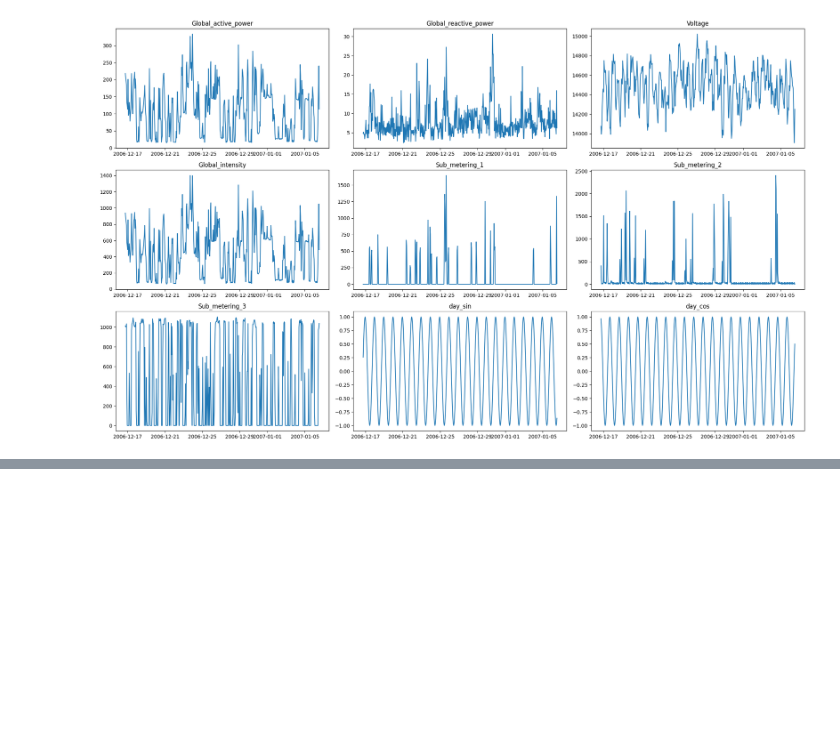
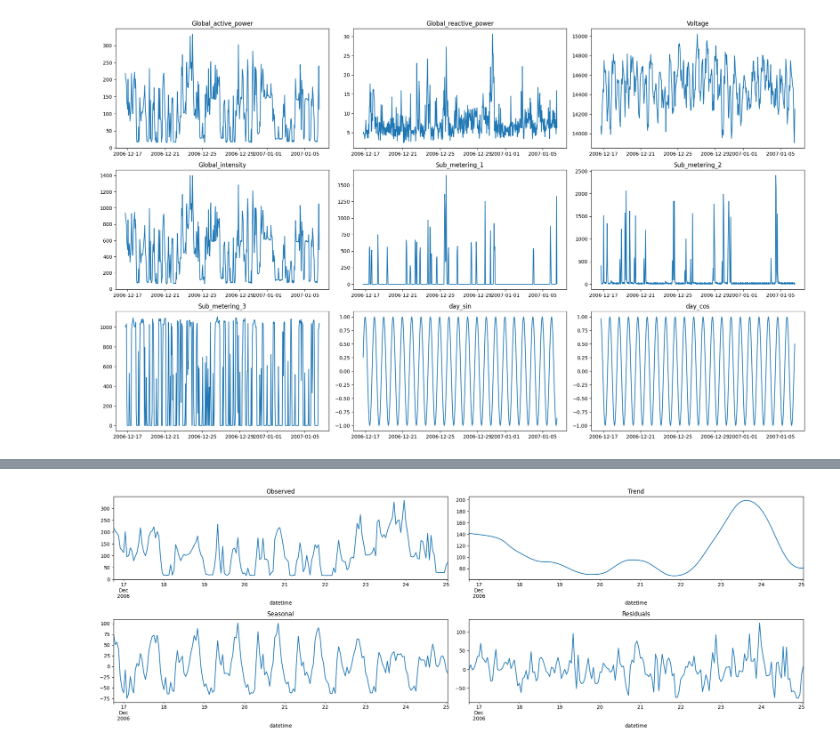
Before and after one commit to Ibrahim-Ola/time-series-python, a Jupyter notebook: data_preparation.ipynb, the cells around one changed output, grey strips where cells are left out. Cells and saved outputs as stored; diff of their text form; code cells hidden in the pictures; blank space fills up the shorter version.

Commit message:
added seasonality tests

```diff
--- a/data_preparation.ipynb
+++ b/data_preparation.ipynb
@@ -217,0 +242,25 @@ plt.show()
+# %%
+daily_decomposition = STL(train['Global_active_power'], period=24).fit()
+
+plt.figure(figsize=(20,7))
+
+plt.subplot(2,2,1)
+daily_decomposition.observed.iloc[:200].plot()
+plt.title('Observed')
+
+plt.subplot(2,2,2)
+daily_decomposition.trend.iloc[:200].plot()
+plt.title('Trend')
+
+plt.subplot(2,2,3)
+daily_decomposition.seasonal.iloc[:200].plot()
+plt.title('Seasonal')
+
+plt.subplot(2,2,4)
+daily_decomposition.resid.iloc[:200].plot()
+plt.title('Residuals')
+
+plt.tight_layout()
+plt.show()
+# %% [output]
+[figure, added]
```
Also changed, not shown: parts of 6 cells of this notebook.
